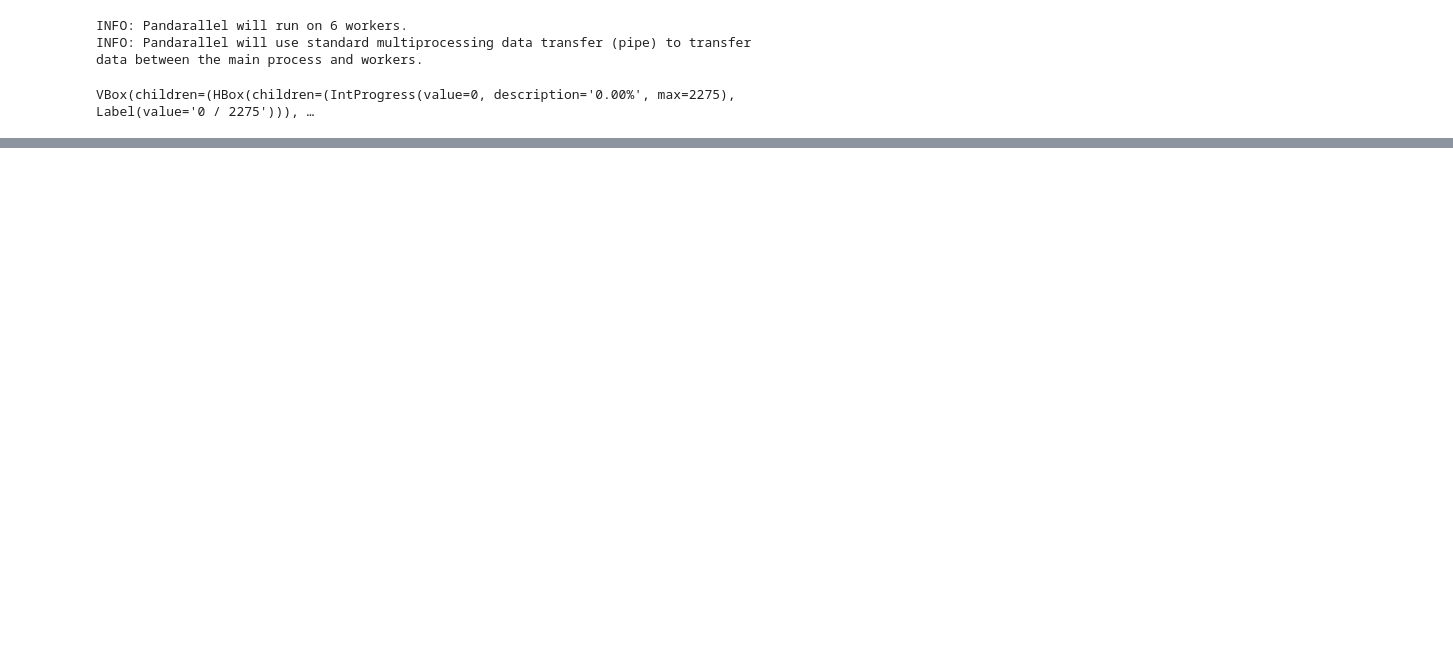
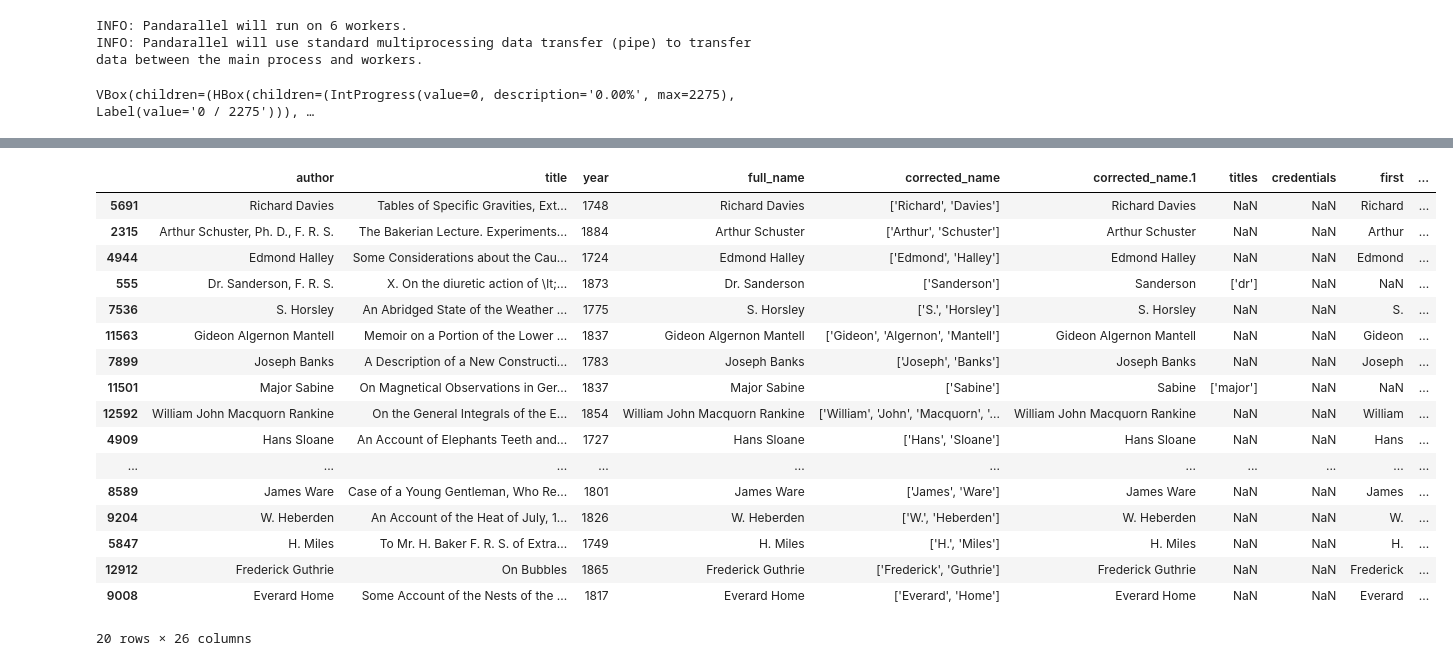
Before and after one commit to jared-neumann/historical_entity_resolution, a Jupyter notebook: notebooks/project.ipynb, the cells around one changed output, grey strips where cells are left out. Saved outputs shown, nothing was run; the diff lists cells and outputs as text; code cells hidden in the pictures; blank space fills up the shorter version.

```diff
--- a/notebooks/project.ipynb
+++ b/notebooks/project.ipynb
@@ -75,3 +82,35 @@ INFO: Pandarallel will use standard multiprocessing data transfer (pipe) to tran
 df_target['prospective'] = df_target.parallel_apply(lambda x: match(x, df_source, weights=weights), axis=1)
 # %% [output]
 VBox(children=(HBox(children=(IntProgress(value=0, description='0.00%', max=2275), Label(value='0 / 2275'))), …
+# %%
+# define a function to return names above a certain score threshold
+def get_matches(row, threshold=0.7):
+    matches = row['prospective']
+
+    # get matches above threshold
+    thresholded_matches = [match for match in matches if match[1] > threshold]
+
+    return thresholded_matches
+
+# define a function to return the best match if available from the thresholded matches
+def get_best_match(row, threshold=0.7):
+    # convert threshold to a string like "0.7" -> "70" or "0.725" -> "725"
+    if threshold == 0.725:
+        threshold_str = "725"
+    else:
+        threshold_str = str(int(threshold * 100))
+
+    # build the column name
+    column_name = f"matches_above_threshold_{threshold_str}"
+    # get the matches
+    matches = row[column_name]
+    # if there are no matches, return None
+    if len(matches) == 0:
+        return None
+    else:
+        # return the best match without score
+        return matches[0][0]
+
+# define a function to print the average number of matches in a match column
+def get_average_number_of_matches(col_name):
+    return df_target.apply(lambda x: len(x[col_name]), axis=1).mean()
@@ -78 +183,22 @@ VBox(children=(HBox(children=(IntProgress(value=0, description='0.00%', max=2275
+# %%
+display(df_target.sample(20))
+# %% [output]
+|  | author | title | year | full_name | corrected_name | corrected_name.1 | titles | credentials | first | ... |
+| 5691 | Richard Davies | Tables of Specific Gravities, Ext... | 1748 | Richard Davies | ['Richard', 'Davies'] | Richard Davies | NaN | NaN | Richard | ... |
+| 2315 | Arthur Schuster, Ph. D., F. R. S. | The Bakerian Lecture. Experiments... | 1884 | Arthur Schuster | ['Arthur', 'Schuster'] | Arthur Schuster | NaN | NaN | Arthur | ... |
+| 4944 | Edmond Halley | Some Considerations about the Cau... | 1724 | Edmond Halley | ['Edmond', 'Halley'] | Edmond Halley | NaN | NaN | Edmond | ... |
+| 555 | Dr. Sanderson, F. R. S. | X. On the diuretic action of \lt;... | 1873 | Dr. Sanderson | ['Sanderson'] | Sanderson | ['dr'] | NaN | NaN | ... |
+| 7536 | S. Horsley | An Abridged State of the Weather ... | 1775 | S. Horsley | ['S.', 'Horsley'] | S. Horsley | NaN | NaN | S. | ... |
+| 11563 | Gideon Algernon Mantell | Memoir on a Portion of the Lower ... | 1837 | Gideon Algernon Mantell | ['Gideon', 'Algernon', 'Mantell'] | Gideon Algernon Mantell | NaN | NaN | Gideon | ... |
+| 7899 | Joseph Banks | A Description of a New Constructi... | 1783 | Joseph Banks | ['Joseph', 'Banks'] | Joseph Banks | NaN | NaN | Joseph | ... |
+| 11501 | Major Sabine | On Magnetical Observations in Ger... | 1837 | Major Sabine | ['Sabine'] | Sabine | ['major'] | NaN | NaN | ... |
+| 12592 | William John Macquorn Rankine | On the General Integrals of the E... | 1854 | William John Macquorn Rankine | ['William', 'John', 'Macquorn', '... | William John Macquorn Rankine | NaN | NaN | William | ... |
+| 4909 | Hans Sloane | An Account of Elephants Teeth and... | 1727 | Hans Sloane | ['Hans', 'Sloane'] | Hans Sloane | NaN | NaN | Hans | ... |
+| ... | ... | ... | ... | ... | ... | ... | ... | ... | ... | ... |
+| 8589 | James Ware | Case of a Young Gentleman, Who Re... | 1801 | James Ware | ['James', 'Ware'] | James Ware | NaN | NaN | James | ... |
+| 9204 | W. Heberden | An Account of the Heat of July, 1... | 1826 | W. Heberden | ['W.', 'Heberden'] | W. Heberden | NaN | NaN | W. | ... |
+| 5847 | H. Miles | To Mr. H. Baker F. R. S. of Extra... | 1749 | H. Miles | ['H.', 'Miles'] | H. Miles | NaN | NaN | H. | ... |
+| 12912 | Frederick Guthrie | On Bubbles | 1865 | Frederick Guthrie | ['Frederick', 'Guthrie'] | Frederick Guthrie | NaN | NaN | Frederick | ... |
+| 9008 | Everard Home | Some Account of the Nests of the ... | 1817 | Everard Home | ['Everard', 'Home'] | Everard Home | NaN | NaN | Everard | ... |
+20 rows × 26 columns
 # %%
```
Also changed, not shown: parts of 50 cells of this notebook, 1 other file.
